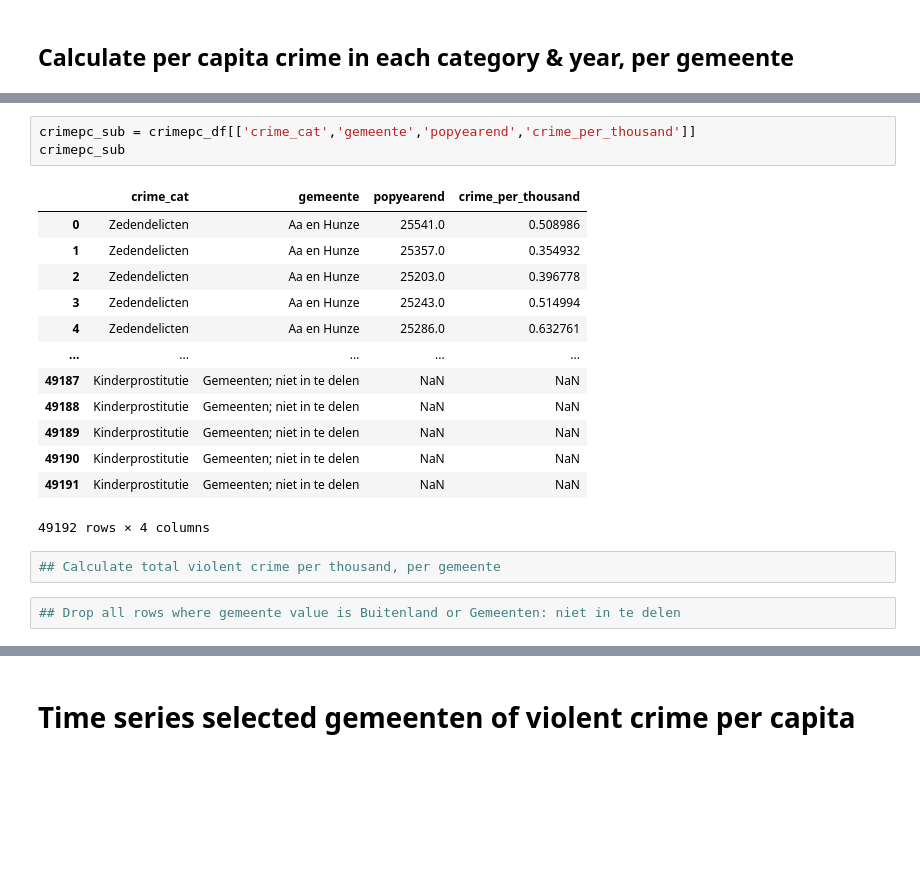
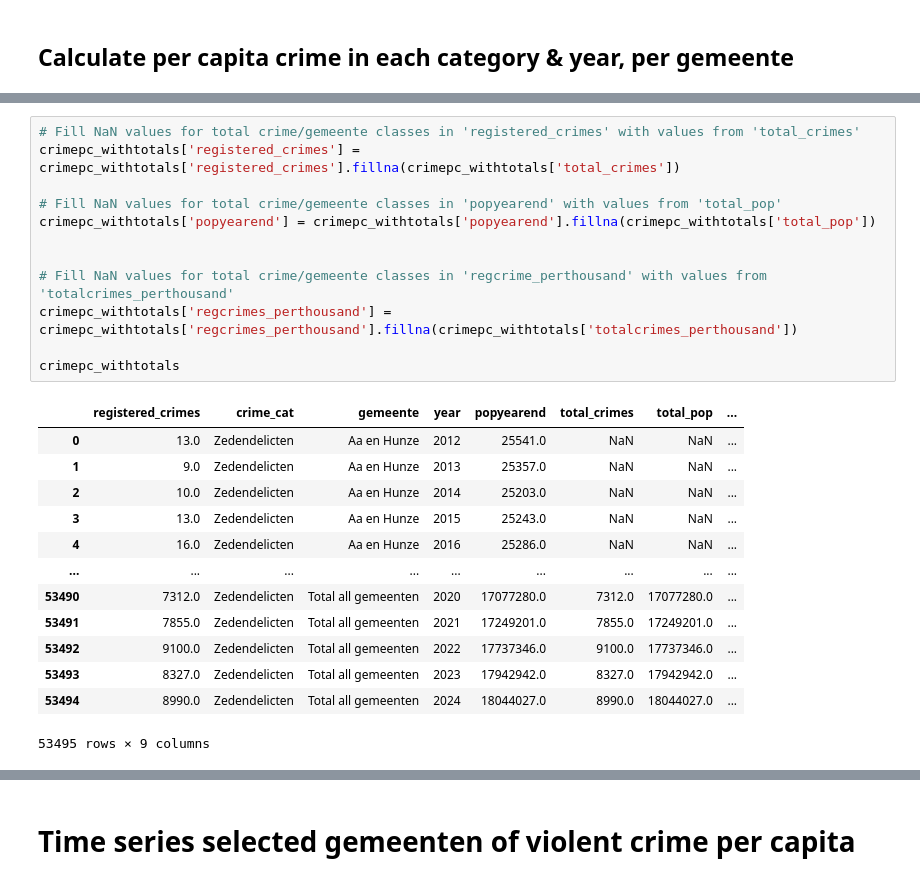
Before and after one commit to chels-j/NLViolentCrime, a Jupyter notebook: NLCrimeAnalysis.ipynb, the cells around one changed output, grey strips where cells are left out. Drawn from its saved outputs; the diff is of its cells as text; blank space fills up the shorter version.

```diff
--- a/NLCrimeAnalysis.ipynb
+++ b/NLCrimeAnalysis.ipynb
@@ -353,21 +529,26 @@ crimepc_df
-# %%
-crimepc_sub = crimepc_df[['crime_cat','gemeente','popyearend','crime_per_thousand']]
-crimepc_sub
-# %% [output]
-|  | crime_cat | gemeente | popyearend | crime_per_thousand |
-| 0 | Zedendelicten | Aa en Hunze | 25541.0 | 0.508986 |
-| 1 | Zedendelicten | Aa en Hunze | 25357.0 | 0.354932 |
-| 2 | Zedendelicten | Aa en Hunze | 25203.0 | 0.396778 |
-| 3 | Zedendelicten | Aa en Hunze | 25243.0 | 0.514994 |
-| 4 | Zedendelicten | Aa en Hunze | 25286.0 | 0.632761 |
-| ... | ... | ... | ... | ... |
-| 49187 | Kinderprostitutie | Gemeenten; niet in te delen | NaN | NaN |
-| 49188 | Kinderprostitutie | Gemeenten; niet in te delen | NaN | NaN |
-| 49189 | Kinderprostitutie | Gemeenten; niet in te delen | NaN | NaN |
-| 49190 | Kinderprostitutie | Gemeenten; niet in te delen | NaN | NaN |
-| 49191 | Kinderprostitutie | Gemeenten; niet in te delen | NaN | NaN |
-49192 rows × 4 columns
-# %%
-## Calculate total violent crime per thousand, per gemeente
-# %%
-## Drop all rows where gemeente value is Buitenland or Gemeenten: niet in te delen
+# %%
+# Fill NaN values for total crime/gemeente classes in 'registered_crimes' with values from 'total_crimes'
+crimepc_withtotals['registered_crimes'] = crimepc_withtotals['registered_crimes'].fillna(crimepc_withtotals['total_crimes'])
+
+# Fill NaN values for total crime/gemeente classes in 'popyearend' with values from 'total_pop'
+crimepc_withtotals['popyearend'] = crimepc_withtotals['popyearend'].fillna(crimepc_withtotals['total_pop'])
+
+
+# Fill NaN values for total crime/gemeente classes in 'regcrime_perthousand' with values from 'totalcrimes_perthousand'
+crimepc_withtotals['regcrimes_perthousand'] = crimepc_withtotals['regcrimes_perthousand'].fillna(crimepc_withtotals['totalcrimes_perthousand'])
+
+crimepc_withtotals
+# %% [output]
+|  | registered_crimes | crime_cat | gemeente | year | popyearend | total_crimes | total_pop | ... |
+| 0 | 13.0 | Zedendelicten | Aa en Hunze | 2012 | 25541.0 | NaN | NaN | ... |
+| 1 | 9.0 | Zedendelicten | Aa en Hunze | 2013 | 25357.0 | NaN | NaN | ... |
+| 2 | 10.0 | Zedendelicten | Aa en Hunze | 2014 | 25203.0 | NaN | NaN | ... |
+| 3 | 13.0 | Zedendelicten | Aa en Hunze | 2015 | 25243.0 | NaN | NaN | ... |
+| 4 | 16.0 | Zedendelicten | Aa en Hunze | 2016 | 25286.0 | NaN | NaN | ... |
+| ... | ... | ... | ... | ... | ... | ... | ... | ... |
+| 53490 | 7312.0 | Zedendelicten | Total all gemeenten | 2020 | 17077280.0 | 7312.0 | 17077280.0 | ... |
+| 53491 | 7855.0 | Zedendelicten | Total all gemeenten | 2021 | 17249201.0 | 7855.0 | 17249201.0 | ... |
+| 53492 | 9100.0 | Zedendelicten | Total all gemeenten | 2022 | 17737346.0 | 9100.0 | 17737346.0 | ... |
+| 53493 | 8327.0 | Zedendelicten | Total all gemeenten | 2023 | 17942942.0 | 8327.0 | 17942942.0 | ... |
+| 53494 | 8990.0 | Zedendelicten | Total all gemeenten | 2024 | 18044027.0 | 8990.0 | 18044027.0 | ... |
+53495 rows × 9 columns
```
Also changed, not shown: parts of 22 cells of this notebook.
